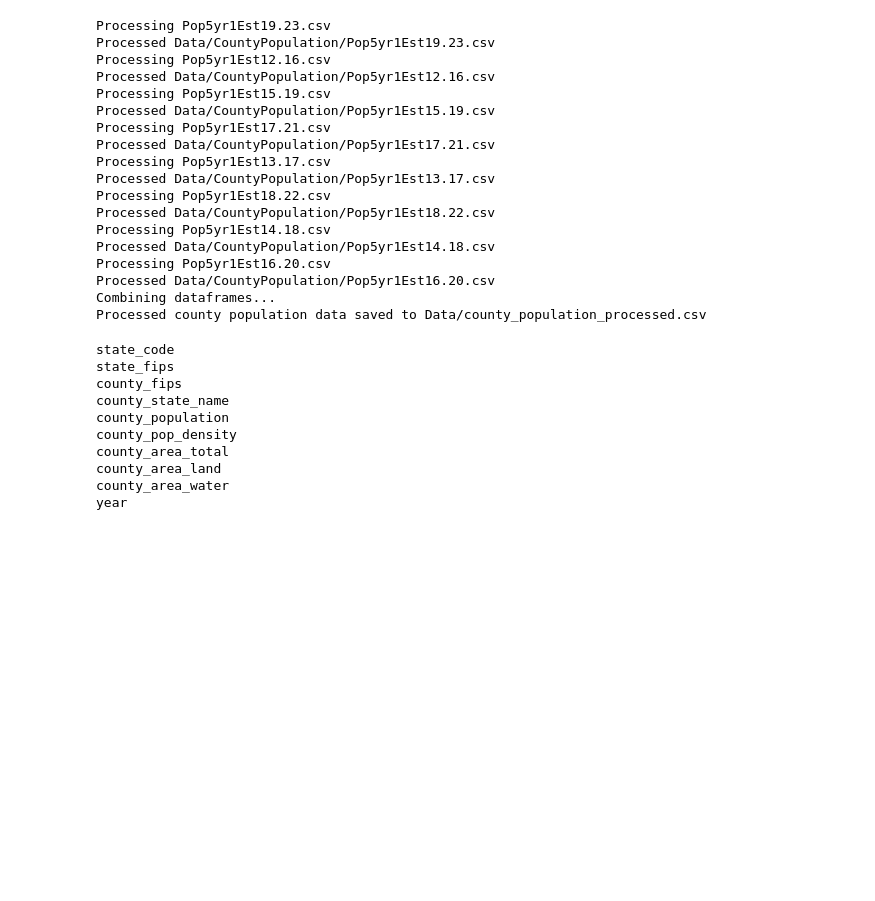
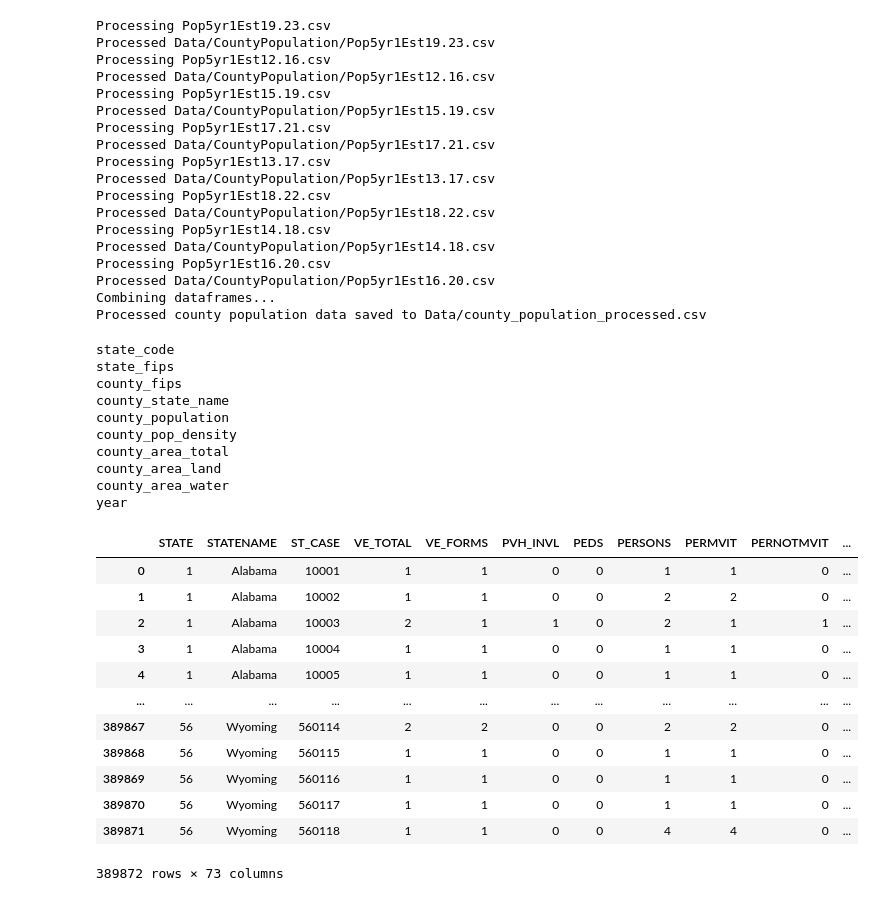
Before and after one commit to mheilner/AVBDiD, a Jupyter notebook: county_data.ipynb, the cells around one changed output. Drawn from its saved outputs; the diff is of its cells as text; code cells hidden in the pictures; blank space fills up the shorter version.

```diff
--- a/county_data.ipynb
+++ b/county_data.ipynb
@@ -185,3 +185,24 @@ year
 # #     print(f"Processed county population data saved to {OUTPUT_FILE}")
 # # else:
 # #     print(f"File {file_path} not found.")
+# %%
+import pandas as pd
+# read merged_fars_data_part1 and merged_fars_data_part2.csv into one dataframe
+merged_fars_data_part1 = pd.read_csv("merged_fars_data_part1.csv")
+merged_fars_data_part2 = pd.read_csv("merged_fars_data_part2.csv")
+merged_fars_data = pd.concat([merged_fars_data_part1, merged_fars_data_part2], ignore_index=True)
+merged_fars_data
+# %% [output]
+|  | STATE | STATENAME | ST_CASE | VE_TOTAL | VE_FORMS | PVH_INVL | PEDS | PERSONS | PERMVIT | PERNOTMVIT | ... |
+| 0 | 1 | Alabama | 10001 | 1 | 1 | 0 | 0 | 1 | 1 | 0 | ... |
+| 1 | 1 | Alabama | 10002 | 1 | 1 | 0 | 0 | 2 | 2 | 0 | ... |
+| 2 | 1 | Alabama | 10003 | 2 | 1 | 1 | 0 | 2 | 1 | 1 | ... |
+| 3 | 1 | Alabama | 10004 | 1 | 1 | 0 | 0 | 1 | 1 | 0 | ... |
+| 4 | 1 | Alabama | 10005 | 1 | 1 | 0 | 0 | 1 | 1 | 0 | ... |
+| ... | ... | ... | ... | ... | ... | ... | ... | ... | ... | ... | ... |
+| 389867 | 56 | Wyoming | 560114 | 2 | 2 | 0 | 0 | 2 | 2 | 0 | ... |
+| 389868 | 56 | Wyoming | 560115 | 1 | 1 | 0 | 0 | 1 | 1 | 0 | ... |
+| 389869 | 56 | Wyoming | 560116 | 1 | 1 | 0 | 0 | 1 | 1 | 0 | ... |
+| 389870 | 56 | Wyoming | 560117 | 1 | 1 | 0 | 0 | 1 | 1 | 0 | ... |
+| 389871 | 56 | Wyoming | 560118 | 1 | 1 | 0 | 0 | 4 | 4 | 0 | ... |
+389872 rows × 73 columns
```
Also changed, not shown: parts of 8 cells of this notebook, 2 other files.
